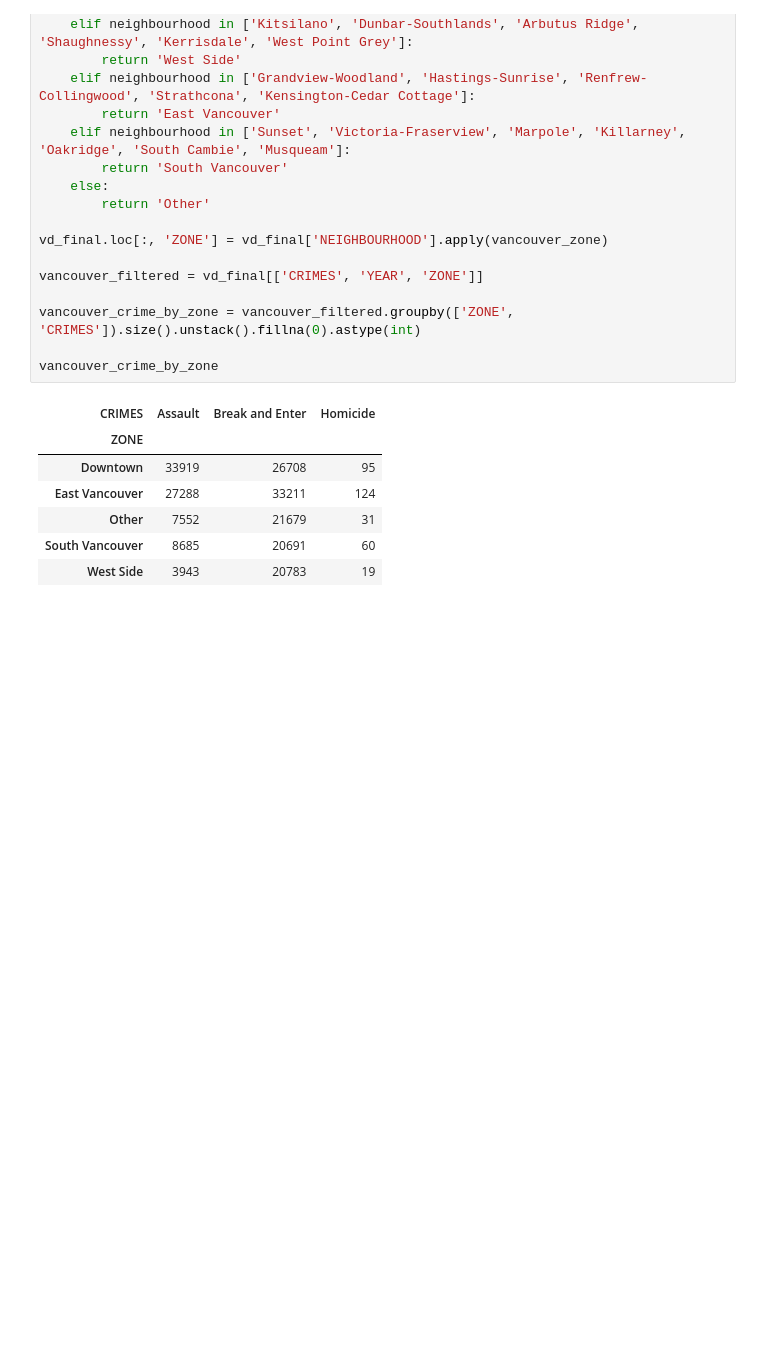
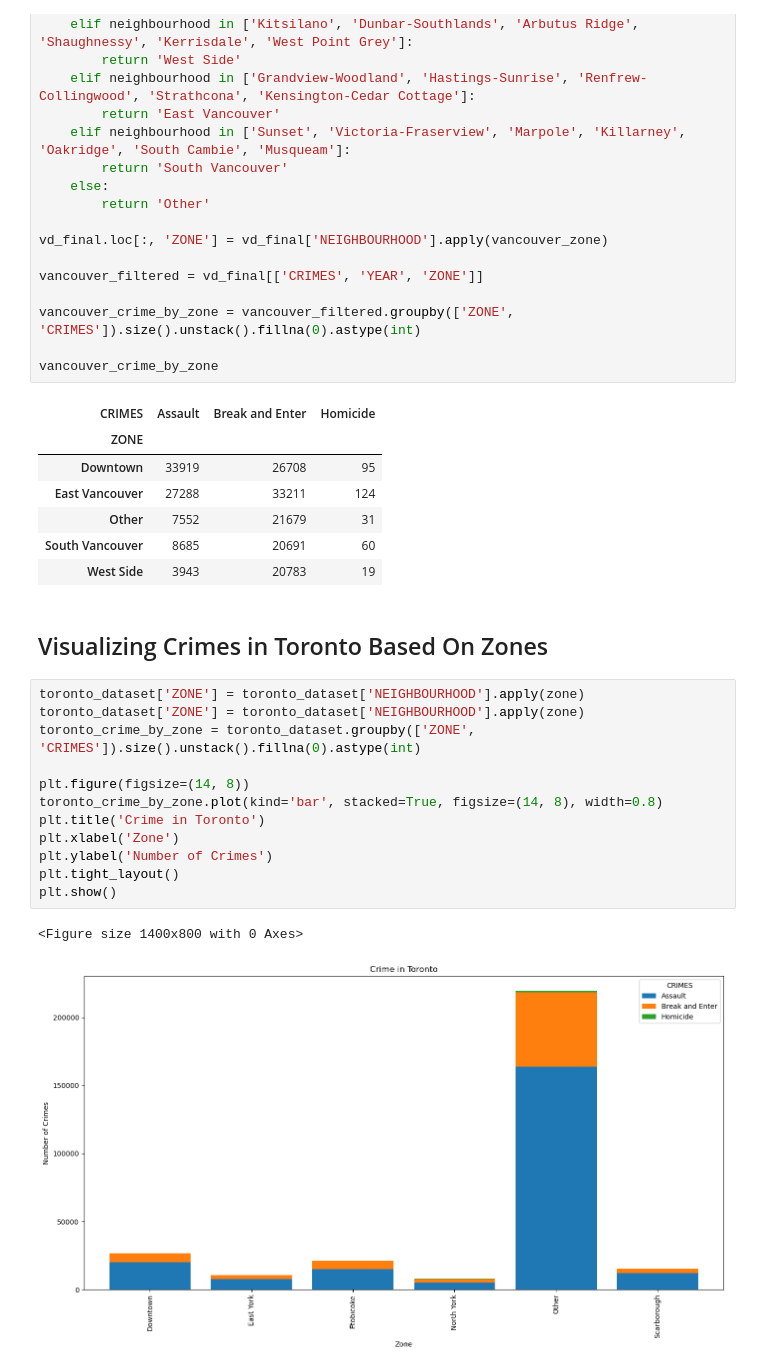
Before and after one commit to riggedjoker/CrimeAnalysis_Canada_Project, a Jupyter notebook: jupyter-notebook/crime_analysis.ipynb, the cells around one changed output. Cells and saved outputs as stored; diff of their text form; blank space fills up the shorter version.

Commit message:
Analysis of crime rates with respect to zones.

```diff
--- a/jupyter-notebook/crime_analysis.ipynb
+++ b/jupyter-notebook/crime_analysis.ipynb
@@ -183,3 +181,20 @@ vancouver_crime_by_zone
 | Other | 7552 | 21679 | 31 |
 | South Vancouver | 8685 | 20691 | 60 |
 | West Side | 3943 | 20783 | 19 |
+# %% [markdown]
+<h2> Visualizing Crimes in Toronto Based On Zones </h2>
+# %%
+toronto_dataset['ZONE'] = toronto_dataset['NEIGHBOURHOOD'].apply(zone)
+toronto_dataset['ZONE'] = toronto_dataset['NEIGHBOURHOOD'].apply(zone)
+toronto_crime_by_zone = toronto_dataset.groupby(['ZONE', 'CRIMES']).size().unstack().fillna(0).astype(int)
+
+plt.figure(figsize=(14, 8))
+toronto_crime_by_zone.plot(kind='bar', stacked=True, figsize=(14, 8), width=0.8)
+plt.title('Crime in Toronto')
+plt.xlabel('Zone')
+plt.ylabel('Number of Crimes')
+plt.tight_layout()
+plt.show()
+# %% [output]
+<Figure size 1400x800 with 0 Axes>
+[figure, added]
```
Also changed, not shown: parts of 3 cells of this notebook.
